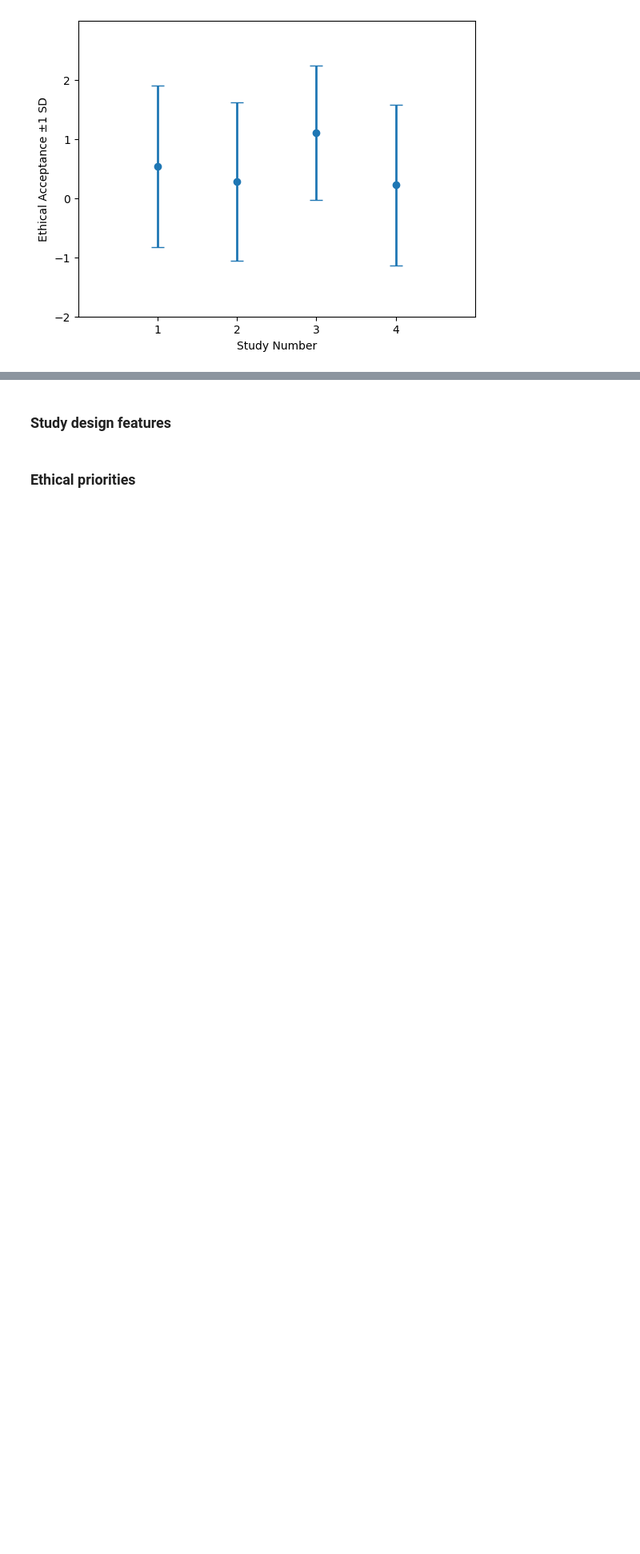
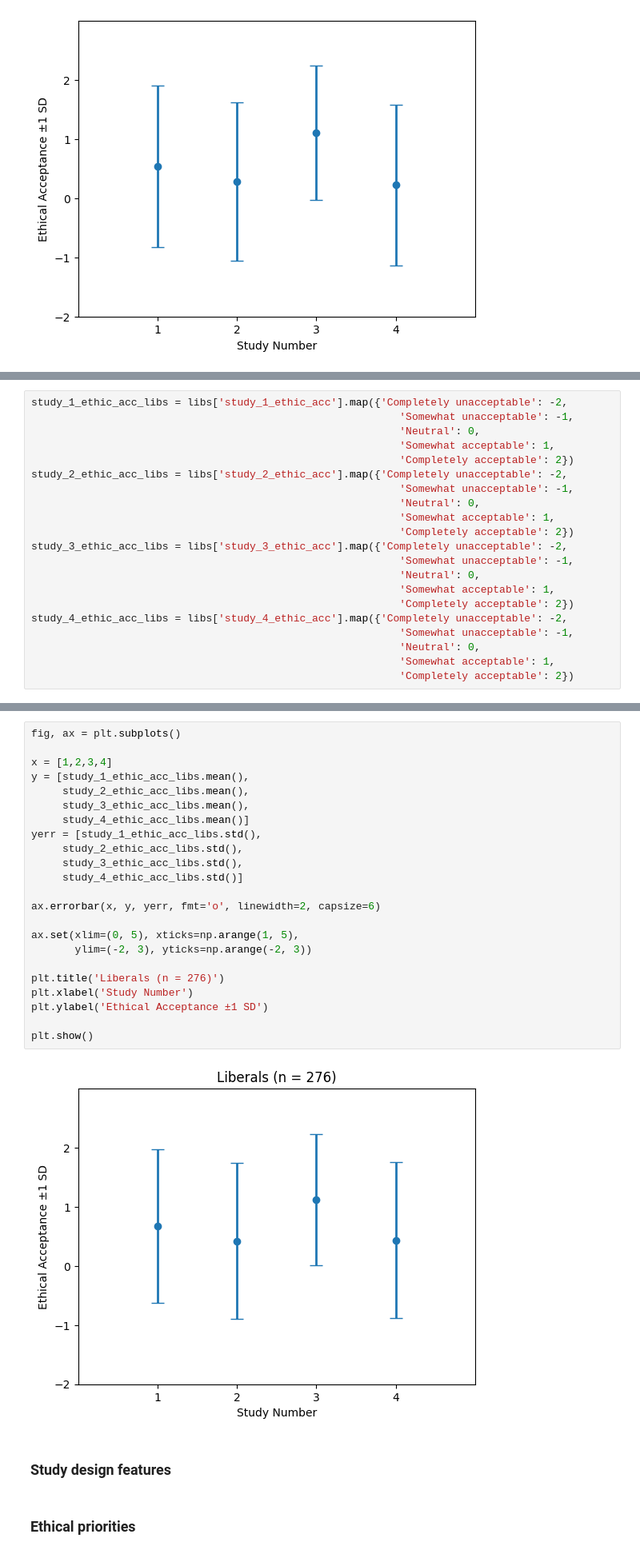
Before and after one commit to vincejstraub/article-digex-survey, a Jupyter notebook: code/notebooks/03-digex-exploratory-analysis.ipynb, the cells around one changed output, grey strips where cells are left out. Shown at 80% size. Drawn from its saved outputs; the diff is of its cells as text; blank space fills up the shorter version.

```diff
--- a/code/notebooks/03-digex-exploratory-analysis.ipynb
+++ b/code/notebooks/03-digex-exploratory-analysis.ipynb
@@ -199,0 +259,21 @@ plt.show()
+# %%
+study_1_ethic_acc_libs = libs['study_1_ethic_acc'].map({'Completely unacceptable': -2,
+                                                           'Somewhat unacceptable': -1,
+                                                           'Neutral': 0,
+                                                           'Somewhat acceptable': 1,
+                                                           'Completely acceptable': 2})
+study_2_ethic_acc_libs = libs['study_2_ethic_acc'].map({'Completely unacceptable': -2,
+                                                           'Somewhat unacceptable': -1,
+                                                           'Neutral': 0,
+                                                           'Somewhat acceptable': 1,
+                                                           'Completely acceptable': 2})
+study_3_ethic_acc_libs = libs['study_3_ethic_acc'].map({'Completely unacceptable': -2,
+                                                           'Somewhat unacceptable': -1,
+                                                           'Neutral': 0,
+                                                           'Somewhat acceptable': 1,
+                                                           'Completely acceptable': 2})
+study_4_ethic_acc_libs = libs['study_4_ethic_acc'].map({'Completely unacceptable': -2,
+                                                           'Somewhat unacceptable': -1,
+                                                           'Neutral': 0,
+                                                           'Somewhat acceptable': 1,
+                                                           'Completely acceptable': 2})
@@ -200,3 +290,28 @@ plt.show()
+# %%
+fig, ax = plt.subplots()
+
+x = [1,2,3,4]
+y = [study_1_ethic_acc_libs.mean(),
+     study_2_ethic_acc_libs.mean(),
+     study_3_ethic_acc_libs.mean(),
+     study_4_ethic_acc_libs.mean()]
+yerr = [study_1_ethic_acc_libs.std(),
+     study_2_ethic_acc_libs.std(),
+     study_3_ethic_acc_libs.std(),
+     study_4_ethic_acc_libs.std()]
+
+ax.errorbar(x, y, yerr, fmt='o', linewidth=2, capsize=6)
+
+ax.set(xlim=(0, 5), xticks=np.arange(1, 5),
+       ylim=(-2, 3), yticks=np.arange(-2, 3))
+
+plt.title('Liberals (n = 276)')
+plt.xlabel('Study Number')
+plt.ylabel('Ethical Acceptance ±1 SD')
+
+plt.show()
+# %% [output]
+[figure, added]
 # %% [markdown]
 ### Study design features
 # %% [markdown]
```
Also changed, not shown: parts of 6 cells of this notebook.
